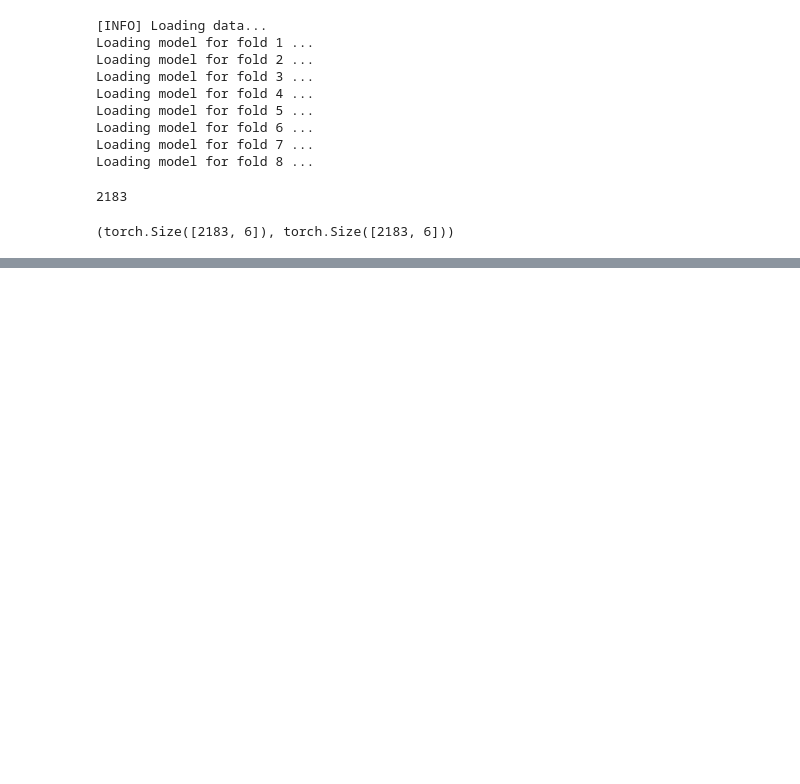
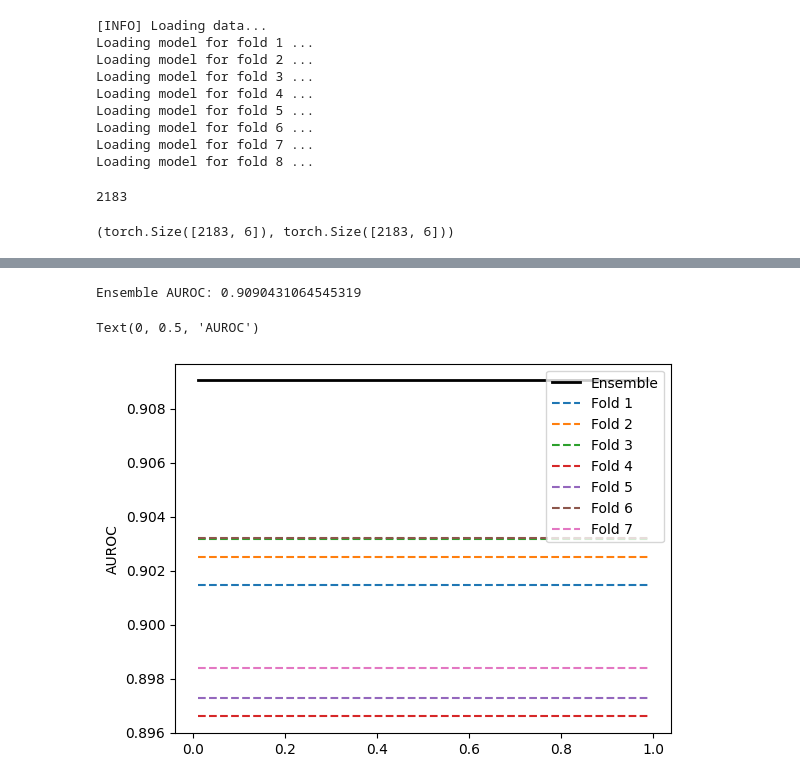
Before and after one commit to viktorcikojevic/heart-beat-ML, a Jupyter notebook: experiments/baseline-plus-augms-manyfolds/ensemble-evaluation.ipynb, the cells around one changed output, grey strips where cells are left out. Cells and saved outputs as stored; diff of their text form; code cells hidden in the pictures; blank space fills up the shorter version.

```diff
--- a/experiments/baseline-plus-augms-manyfolds/ensemble-evaluation.ipynb
+++ b/experiments/baseline-plus-augms-manyfolds/ensemble-evaluation.ipynb
@@ -303,0 +344,18 @@ plt.ylim(0.58, 0.65)
+# %%
+plt.plot(ths, aurocs, color='black', lw=2, label='Ensemble')
+
+for fold in range(1, 8):
+    plt.plot(ths, aurocs_model[fold], label=f'Fold {fold}', ls='--')
+
+
+plt.legend()
+
+print(f'Ensemble AUROC: {aurocs[-1]}')
+
+
+plt.ylabel('AUROC')
+# plt.ylim(0.58, 0.65)
+# %% [output]
+Ensemble AUROC: 0.9090431064545319
+Text(0, 0.5, 'AUROC')
+[figure, added]
```
Also changed, not shown: parts of 7 cells of this notebook, 1 other file.
